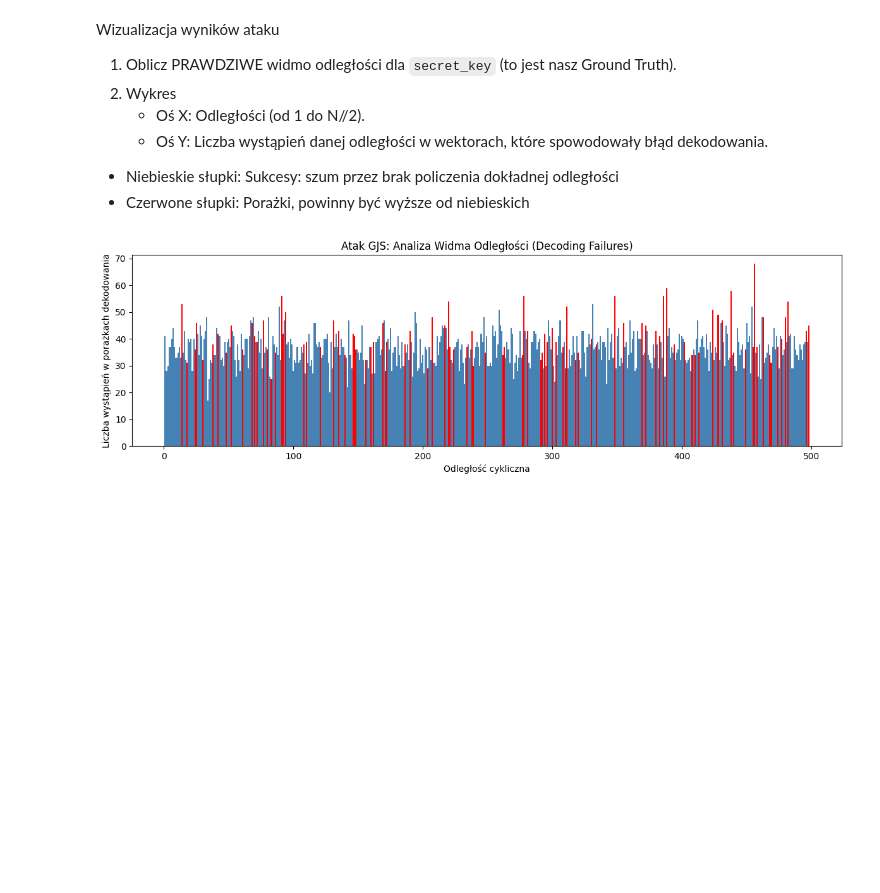
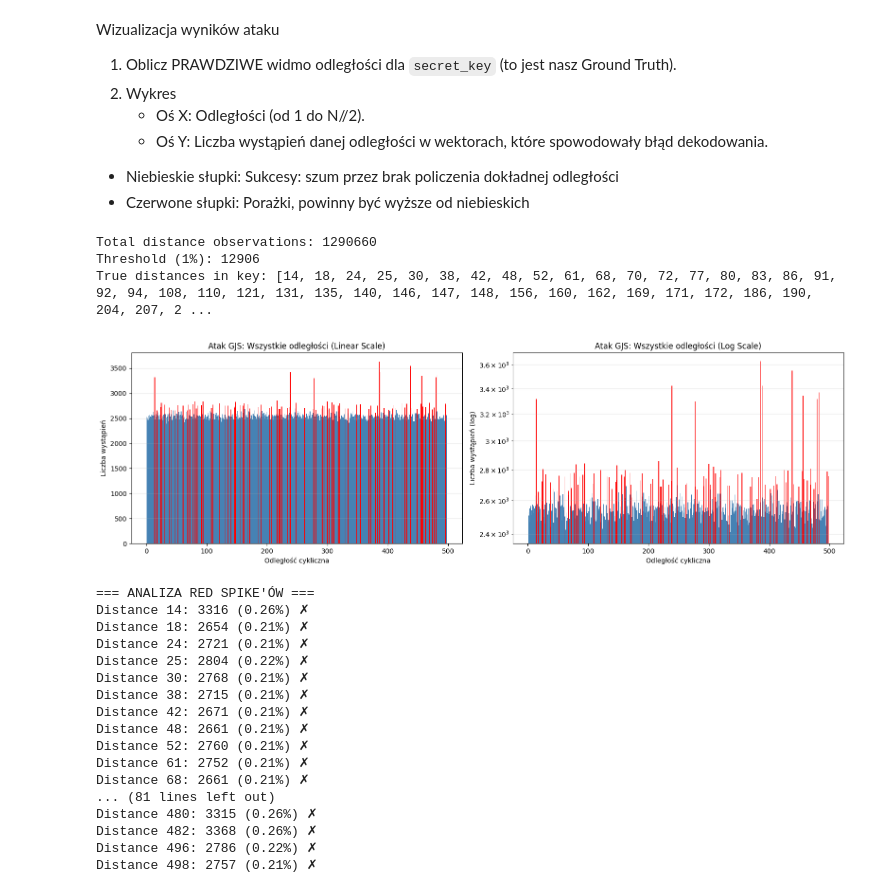
Before and after one commit to LukaszCheciak/Decoding_Errors_Project, a Jupyter notebook: notebook.ipynb, the cells around one changed output. Cells and saved outputs as stored; diff of their text form; code cells hidden in the pictures; blank space fills up the shorter version.

```diff
--- a/notebook.ipynb
+++ b/notebook.ipynb
@@ -65,7 +65,7 @@ def generate_key(N: int, w: int) -> np.ndarray:
 
 
 
-def syndrome_decoding(h0: np.ndarray, error_vector: np.ndarray, N: int, max_iter: int = 10):
+def syndrome_decoding(h0: np.ndarray, error_vector: np.ndarray, N: int, max_iter: int = 8):
 
     """Prosty algorytm Bit-Flipping; zwraca True jeśli dekodowanie się powiodło."""
 
@@ -145,7 +145,7 @@ Algorytm:
 
  Wyświetl ile błędów dekodowania udało się złapać (Decoding Failure Rate).
 # %%
-num_trials = 20000
+num_trials = 100000
 
 spectrum_candidates = {}
 
@@ -212,36 +212,100 @@ Wizualizacja wyników ataku
 # %%
 import matplotlib.pyplot as plt
 
 
 
 true_distances = get_cyclic_distances(secret_key, N)
 
 true_distance_set = set(true_distances)
 
 
 
 max_dist = N // 2
 
 x_vals = np.arange(1, max_dist + 1)
 
 y_vals = np.array([spectrum_candidates.get(int(d), 0) for d in x_vals], dtype=int)
 
 colors = ["red" if dist in true_distance_set else "steelblue" for dist in x_vals]
 
 
 
-plt.figure(figsize=(12, 4))
+# Oblicz threshold - pokazuj tylko odległości powyżej 1% wszystkich obserwacji
+total_observations = sum(spectrum_candidates.values())
+threshold_count = max(1, total_observations // 100)  # 1% threshold
 
-plt.bar(x_vals, y_vals, color=colors, width=1.0)
+print(f"Total distance observations: {total_observations}")
+print(f"Threshold (1%): {threshold_count}")
+print(f"True distances in key: {sorted(true_distance_set)}")
 
-plt.title("Atak GJS: Analiza Widma Odległości (Decoding Failures)")
 
-plt.xlabel("Odległość cykliczna")
 
-plt.ylabel("Liczba wystąpień w porażkach dekodowania")
+fig, (ax1, ax2) = plt.subplots(1, 2, figsize=(16, 5))
+
+
+
+# Wykres 1: Wszystkie dane (linear scale)
+ax1.bar(x_vals, y_vals, color=colors, width=1.0)
+
+ax1.set_title("Atak GJS: Wszystkie odległości (Linear Scale)")
+
+ax1.set_xlabel("Odległość cykliczna")
+
+ax1.set_ylabel("Liczba wystąpień")
+
+ax1.grid(axis='y', alpha=0.3)
+
+
+
+# Wykres 2: Log scale (lepiej widać spike'i)
+y_vals_log = np.where(y_vals > 0, y_vals, 0.1)  # Zamiana 0 na 0.1 dla log scale
+
+ax2.bar(x_vals, y_vals_log, color=colors, width=1.0)
+
+ax2.set_yscale('log')
+
+ax2.set_title("Atak GJS: Wszystkie odległości (Log Scale)")
+
+ax2.set_xlabel("Odległość cykliczna")
+
+ax2.set_ylabel("Liczba wystąpień (log)")
+
+ax2.grid(axis='y', alpha=0.3, which='both')
+
+
 
 plt.tight_layout()
 
 plt.show()
+
+
+
+# Analiza: pokaż które RED są powyżej threshold'u
+print("\n=== ANALIZA RED SPIKE'ÓW ===")
+for dist in sorted(true_distance_set):
+    count = spectrum_candidates.get(dist, 0)
+    ratio = (count / total_observations * 100) if total_observations > 0 else 0
+    marker = "✓" if count > threshold_count else "✗"
+    print(f"Distance {dist}: {count} ({ratio:.2f}%) {marker}")
 # %% [output]
+Total distance observations: 1290660
+Threshold (1%): 12906
+True distances in key: [14, 18, 24, 25, 30, 38, 42, 48, 52, 61, 68, 70, 72, 77, 80, 83, 86, 91, 92, 94, 108, 110, 121, 131, 135, 140, 146, 147, 148, 156, 160, 162, 169, 171, 172, 186, 190, 204, 207, 2 ...
-[figure, old version]
+[figure, new version]
+=== ANALIZA RED SPIKE'ÓW ===
+Distance 14: 3316 (0.26%) ✗
+Distance 18: 2654 (0.21%) ✗
+Distance 24: 2721 (0.21%) ✗
+Distance 25: 2804 (0.22%) ✗
+Distance 30: 2768 (0.21%) ✗
+Distance 38: 2715 (0.21%) ✗
+Distance 42: 2671 (0.21%) ✗
+Distance 48: 2661 (0.21%) ✗
+Distance 52: 2760 (0.21%) ✗
+Distance 61: 2752 (0.21%) ✗
+Distance 68: 2661 (0.21%) ✗
+... (81 lines left out)
+Distance 480: 3315 (0.26%) ✗
+Distance 482: 3368 (0.26%) ✗
+Distance 496: 2786 (0.22%) ✗
+Distance 498: 2757 (0.21%) ✗
```
Also changed, not shown: parts of 1 cell of this notebook, 1 other file.
